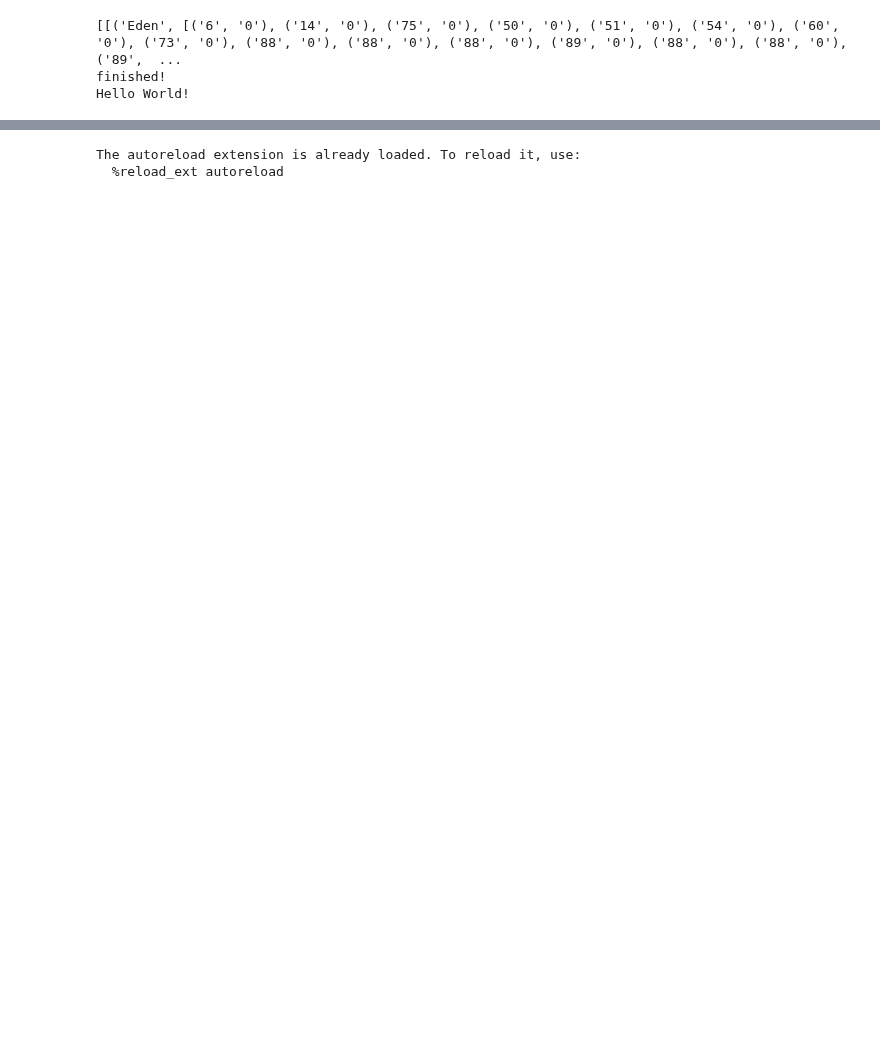
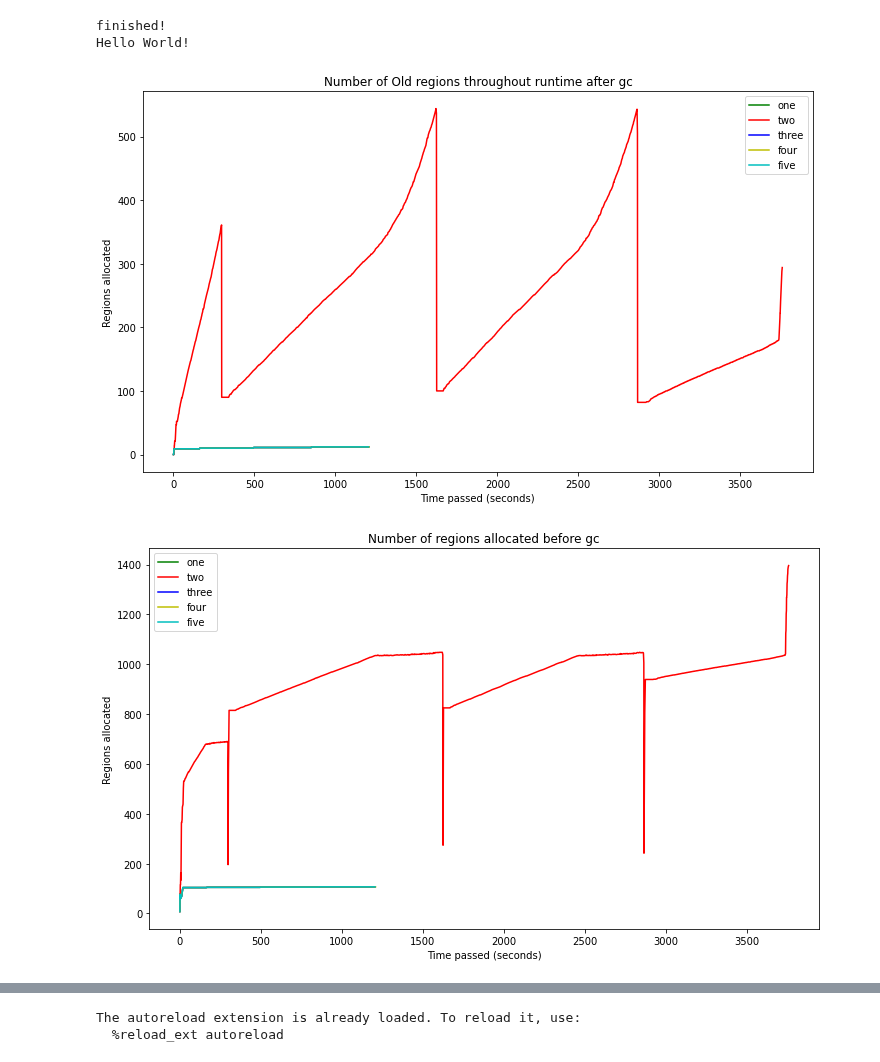
Before and after one commit to apple/GCGC, a Jupyter notebook: Jupyter-everything/Test_Multiple.ipynb, the cells around one changed output, grey strips where cells are left out. Saved outputs shown, nothing was run; the diff lists cells and outputs as text; code cells hidden in the pictures; blank space fills up the shorter version.

```diff
--- a/Jupyter-everything/Test_Multiple.ipynb
+++ b/Jupyter-everything/Test_Multiple.ipynb
@@ -1,25 +1,26 @@
 # %%
 
 from scripts import cl_revised as cl
 
 files = []
 files.append("/Users/ellisbrown/Desktop/Project/datasets/many_file.log")
-#files.append("/Users/ellisbrown/Desktop/Project/datasets/many_file.log.0")
+files.append("/Users/ellisbrown/Desktop/Project/datasets/long_amzn_workload.log")
 files.append("/Users/ellisbrown/Desktop/Project/datasets/many_file.log.3")
 files.append("/Users/ellisbrown/Desktop/Project/datasets/many_runs.log")
 files.append("/Users/ellisbrown/Desktop/Project/datasets/many_runs.log.0")
 
-cl.setFiles(files)
+cl.setFiles(files, ["one", "two", "three", "four", "five"])
 #cl.comparePauses(True, 12, 12, ["First", "Second", "Third", "Forth"])
 #cl.compareMetadata
 #cl.compareAll()
 cl.compareHeap()
 
 print("finished!")
 
 
 print("Hello World!")
 # %% [output]
-[[('Eden', [('6', '0'), ('14', '0'), ('75', '0'), ('50', '0'), ('51', '0'), ('54', '0'), ('60', '0'), ('73', '0'), ('88', '0'), ('88', '0'), ('88', '0'), ('89', '0'), ('88', '0'), ('88', '0'), ('89',  ...
 finished!
 Hello World!
+[figure, added]
+[figure, added]
```
Also changed, not shown: parts of 1 cell of this notebook, 1 other file.
